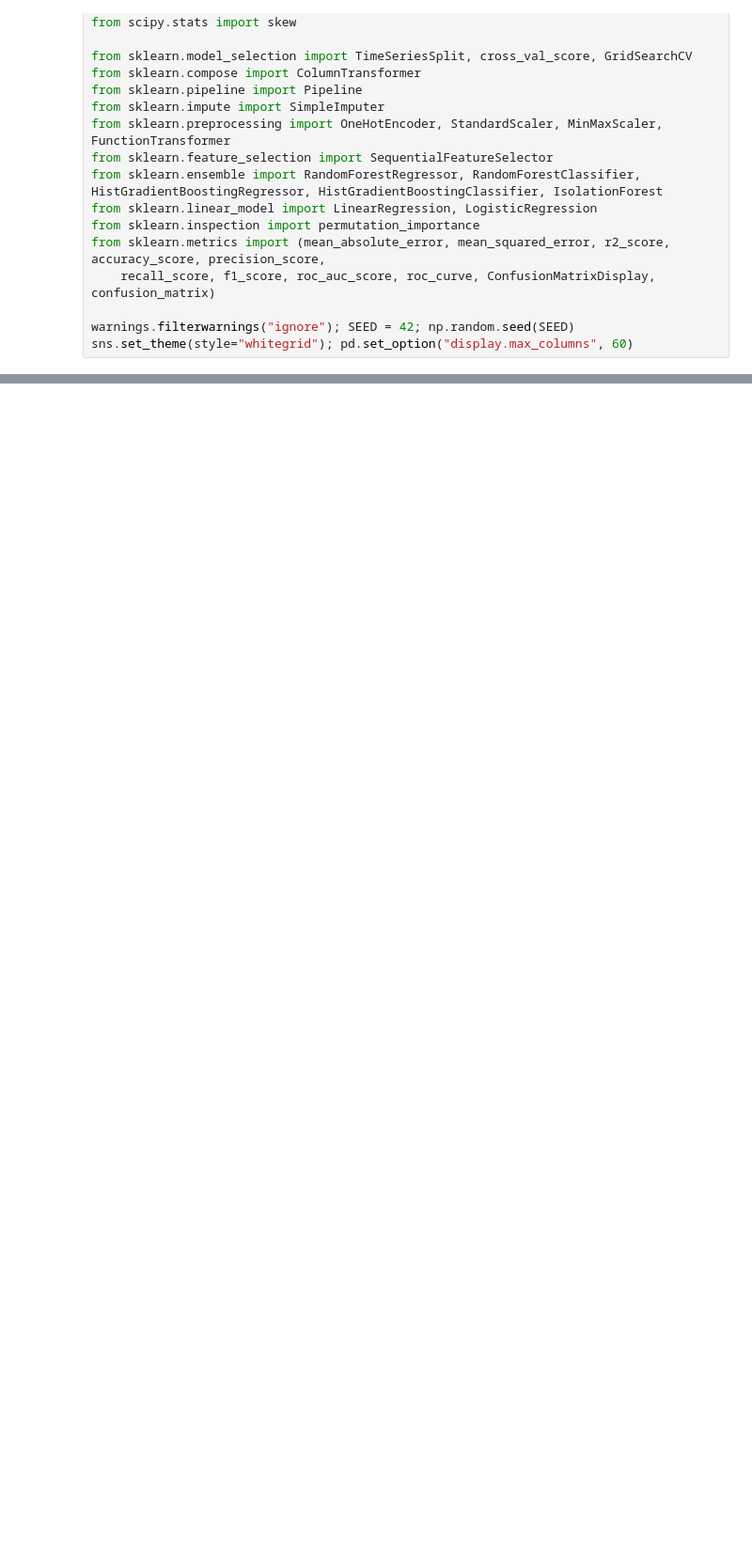
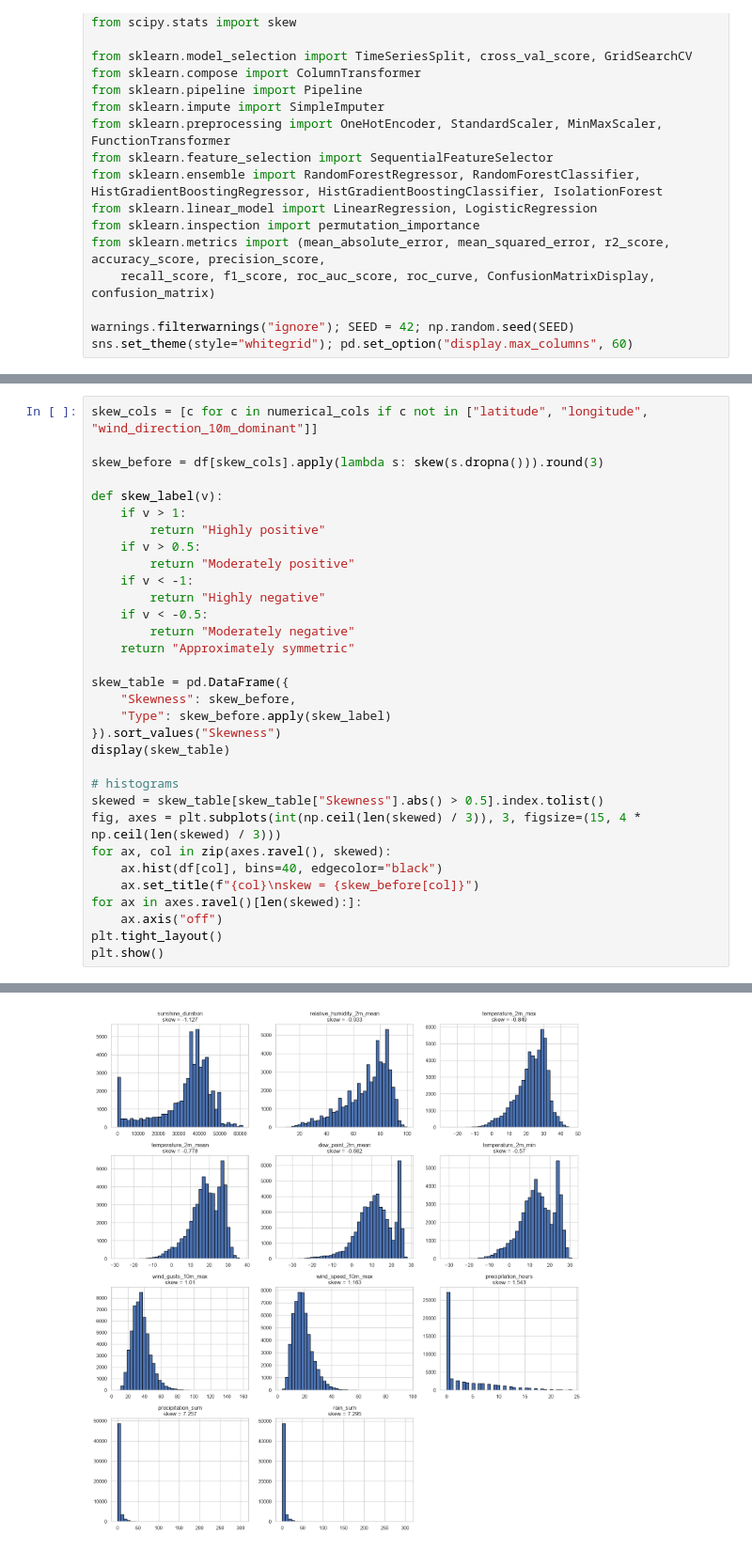
Before and after one commit to l250006/Weather-Data-Analyzer-, a Jupyter notebook: weather_analysis.ipynb, the cells around one changed output, grey strips where cells are left out. Shown at 94% size. Saved outputs shown, nothing was run; the diff lists cells and outputs as text; blank space fills up the shorter version.

```diff
--- a/weather_analysis.ipynb
+++ b/weather_analysis.ipynb
@@ -416,0 +547,33 @@ plt.show()
+# %%
+skew_cols = [c for c in numerical_cols if c not in ["latitude", "longitude", "wind_direction_10m_dominant"]]
+
+skew_before = df[skew_cols].apply(lambda s: skew(s.dropna())).round(3)
+
+def skew_label(v):
+    if v > 1:
+        return "Highly positive"
+    if v > 0.5:
+        return "Moderately positive"
+    if v < -1:
+        return "Highly negative"
+    if v < -0.5:
+        return "Moderately negative"
+    return "Approximately symmetric"
+
+skew_table = pd.DataFrame({
+    "Skewness": skew_before,
+    "Type": skew_before.apply(skew_label)
+}).sort_values("Skewness")
+display(skew_table)
+
+# histograms
+skewed = skew_table[skew_table["Skewness"].abs() > 0.5].index.tolist()
+fig, axes = plt.subplots(int(np.ceil(len(skewed) / 3)), 3, figsize=(15, 4 * np.ceil(len(skewed) / 3)))
+for ax, col in zip(axes.ravel(), skewed):
+    ax.hist(df[col], bins=40, edgecolor="black")
+    ax.set_title(f"{col}\nskew = {skew_before[col]}")
+for ax in axes.ravel()[len(skewed):]:
+    ax.axis("off")
+plt.tight_layout()
+plt.show()
+# %% [output]
@@ -416,0 +596 @@ plt.show()
+[figure, added]
```
Also changed, not shown: parts of 7 cells of this notebook, 1 other file.
